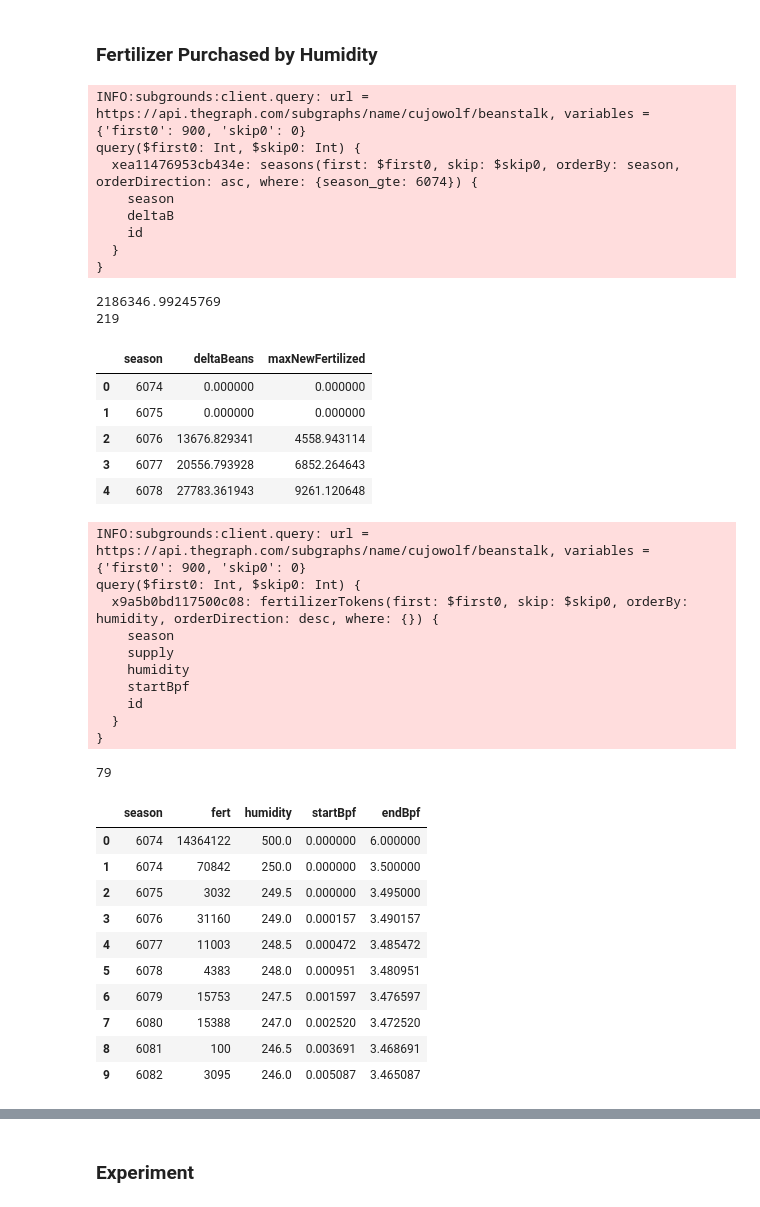
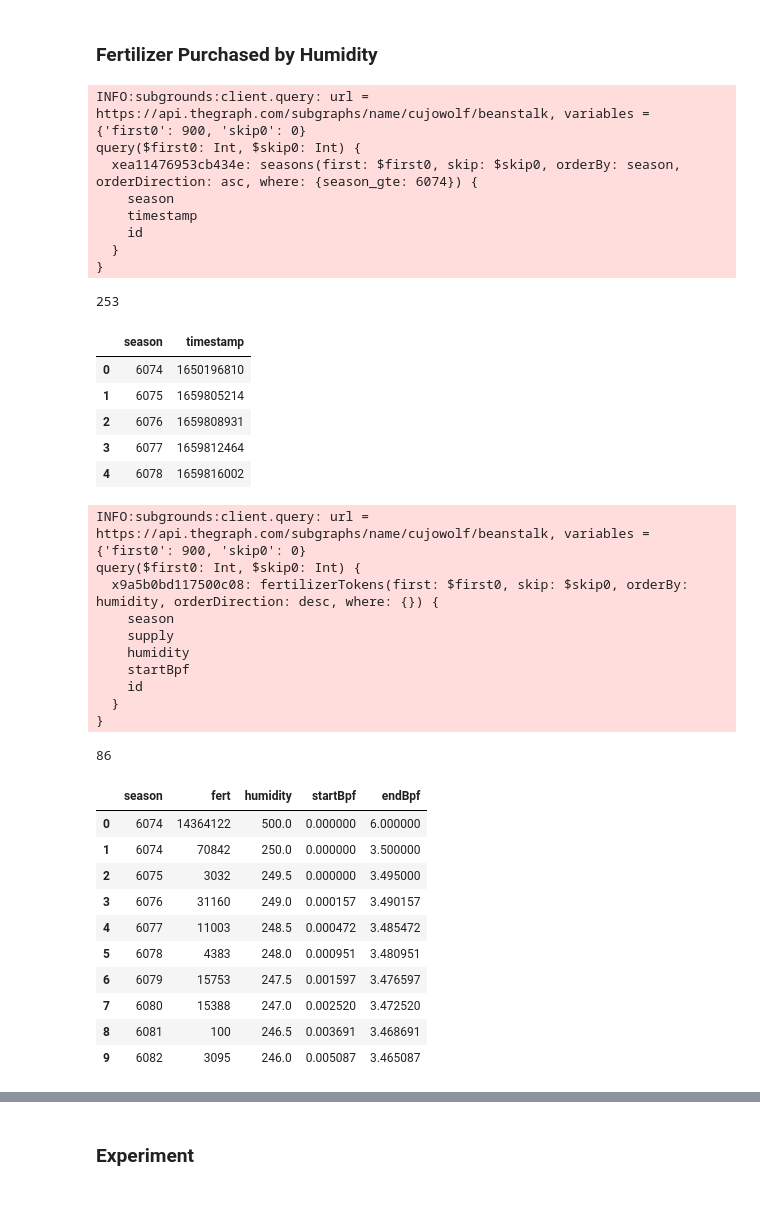
Before and after one commit to BeanstalkFarms/Beanstalk-Analytics, a Jupyter notebook: Fertilizer.ipynb, the cells around one changed output, grey strips where cells are left out. Saved outputs shown, nothing was run; the diff lists cells and outputs as text; code cells hidden in the pictures.

```diff
--- a/Fertilizer.ipynb
+++ b/Fertilizer.ipynb
@@ -25,7 +27,9 @@ load_dotenv()
 True
 # %%
 sg = Subgrounds()
-bs: Subgraph = sg.load_subgraph(os.environ['SUBGRAPH_URL'])
+url = os.environ['SUBGRAPH_URL']
+bs: Subgraph = sg.load_subgraph(url)
+client = GraphqlClient(endpoint=url)
 # %%
 # df_ftokens = df_fert_tokens_raw.copy()
 
@@ -77,56 +81,32 @@ bs: Subgraph = sg.load_subgraph(os.environ['SUBGRAPH_URL'])
 # %% [markdown]
 ### Fertilizer Purchased by Humidity
 # %%
-"""
-For each season, we want to see deltaB and the amount of deltaB allocated
-to fertilizer maxNewFertilized
-"""
-def compute_deltaBeans(season, deltaB):
-    season_multiplier = {
-        szn: i / 100 for i, szn in enumerate(range(6074, 6175))
-    }
-    return deltaB * season_multiplier.get(season, 1) / 1e6
-
-def compute_maxNewFertilized(season, deltaB):
-    return max(0, compute_deltaBeans(season, deltaB)) / 3
-
-bs.Season.deltaBeans = SyntheticField(
-    compute_deltaBeans, SyntheticField.FLOAT,
-    [bs.Season.season, bs.Season.deltaB]
-)
-bs.Season.maxNewFertilized = SyntheticField(
-    compute_maxNewFertilized, SyntheticField.FLOAT,
-    [bs.Season.season, bs.Season.deltaB]
-)
 seasons = bs.Query.seasons(
     first=10000, where={"season_gte": 6074}, orderBy="season", orderDirection="asc"
 )
 df_seasons_raw = sg.query_df([
     seasons.season,
-    seasons.deltaBeans,
-    seasons.maxNewFertilized,
+    seasons.timestamp,
 ], pagination_strategy=ShallowStrategy)
 df_seasons_raw = remove_prefix(df_seasons_raw, 'seasons_')
-print(df_seasons_raw.maxNewFertilized.sum())
 print(len(df_seasons_raw))
 df_seasons_raw.head()
 # %% [output]
 INFO:subgrounds:client.query: url = https://api.thegraph.com/subgraphs/name/cujowolf/beanstalk, variables = {'first0': 900, 'skip0': 0}
 query($first0: Int, $skip0: Int) {
   xea11476953cb434e: seasons(first: $first0, skip: $skip0, orderBy: season, orderDirection: asc, where: {season_gte: 6074}) {
     season
-    deltaB
+    timestamp
     id
   }
 }
-2186346.99245769
-219
+253
-|  | season | deltaBeans | maxNewFertilized |
-| 0 | 6074 | 0.000000 | 0.000000 |
-| 1 | 6075 | 0.000000 | 0.000000 |
-| 2 | 6076 | 13676.829341 | 4558.943114 |
-| 3 | 6077 | 20556.793928 | 6852.264643 |
-| 4 | 6078 | 27783.361943 | 9261.120648 |
+|  | season | timestamp |
+| 0 | 6074 | 1650196810 |
+| 1 | 6075 | 1659805214 |
+| 2 | 6076 | 1659808931 |
+| 3 | 6077 | 1659812464 |
+| 4 | 6078 | 1659816002 |
 # %%
 # bs.FertilizerToken.sprouts = (
 #     bs.FertilizerToken.supply * (bs.FertilizerToken.humidity + 100) / 100
@@ -167,7 +147,7 @@ query($first0: Int, $skip0: Int) {
     id
   }
 }
-79
+86
 |  | season | fert | humidity | startBpf | endBpf |
 | 0 | 6074 | 14364122 | 500.0 | 0.000000 | 6.000000 |
 | 1 | 6074 | 70842 | 250.0 | 0.000000 | 3.500000 |
```
Also changed, not shown: parts of 5 cells of this notebook, 1 other file.
